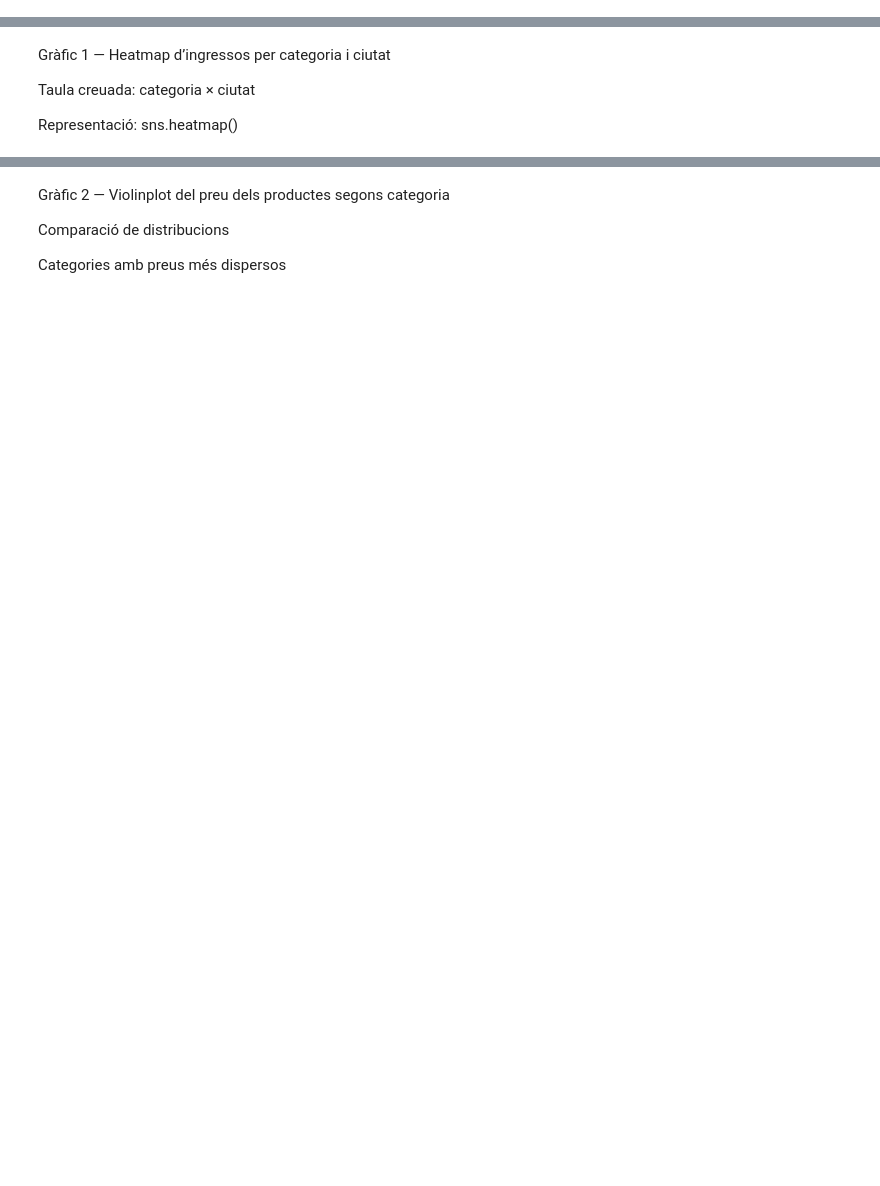
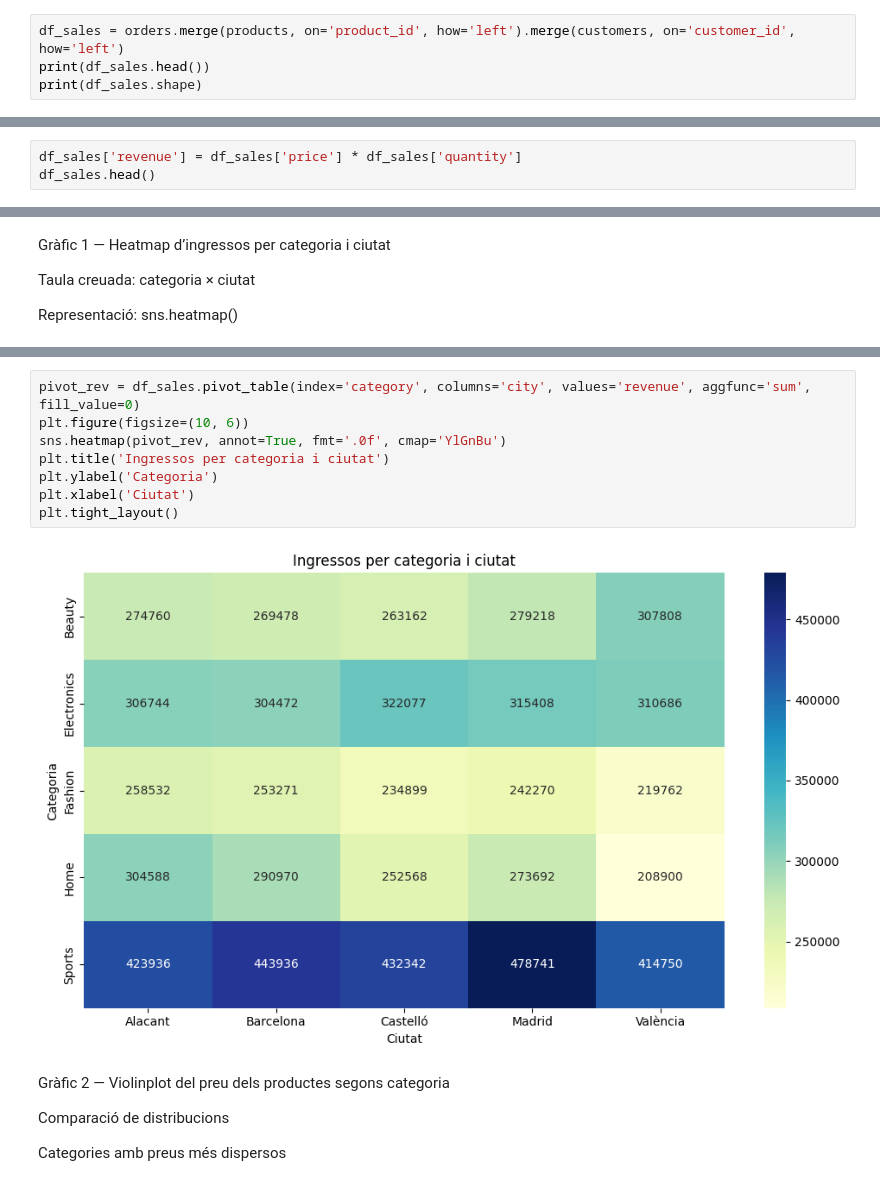
Before and after one commit to h3rm3x/DAM, a Jupyter notebook: Segundo/ERD/Ejercicios_UD2/Exercici 2.10/Exercici 2.10. Visualització de dades.ipynb, the cells around one changed output, grey strips where cells are left out. Saved outputs shown, nothing was run; the diff lists cells and outputs as text; blank space fills up the shorter version.

```diff
--- a/Segundo/ERD/Ejercicios_UD2/Exercici 2.10/Exercici 2.10. Visualització de dades.ipynb
+++ b/Segundo/ERD/Ejercicios_UD2/Exercici 2.10/Exercici 2.10. Visualització de dades.ipynb
@@ -72,0 +54,4 @@ Shape: (10000, 11)
+# %%
+df_sales = orders.merge(products, on='product_id', how='left').merge(customers, on='customer_id', how='left')
+print(df_sales.head())
+print(df_sales.shape)
@@ -89,0 +77,3 @@ Afig columna revenue = price * quantity
+# %%
+df_sales['revenue'] = df_sales['price'] * df_sales['quantity']
+df_sales.head()
@@ -99,3 +93,13 @@ Representació: sns.heatmap()
+# %%
+pivot_rev = df_sales.pivot_table(index='category', columns='city', values='revenue', aggfunc='sum', fill_value=0)
+plt.figure(figsize=(10, 6))
+sns.heatmap(pivot_rev, annot=True, fmt='.0f', cmap='YlGnBu')
+plt.title('Ingressos per categoria i ciutat')
+plt.ylabel('Categoria')
+plt.xlabel('Ciutat')
+plt.tight_layout()
+# %% [output]
+[figure, added]
 # %% [markdown]
 Gràfic 2 — Violinplot del preu dels productes segons categoria
 
```
Also changed, not shown: parts of 13 cells of this notebook, 4 other files.
